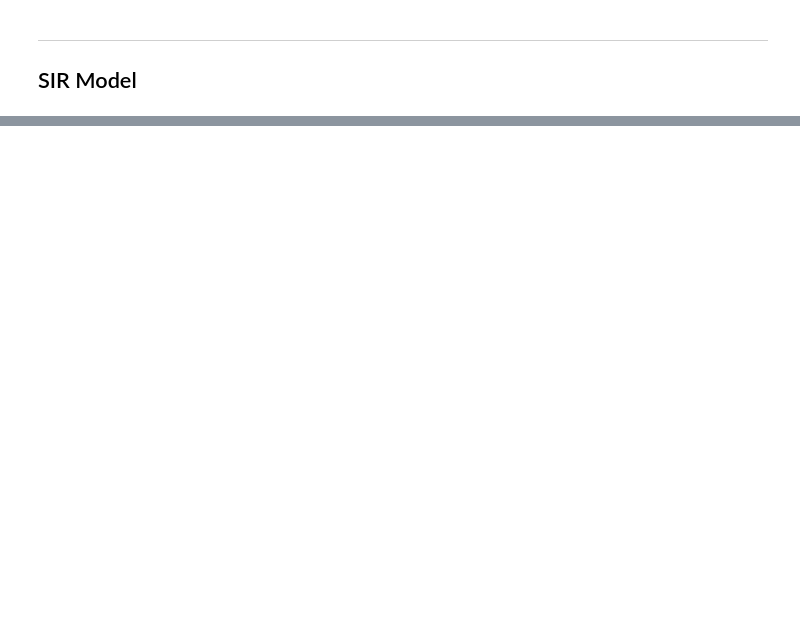
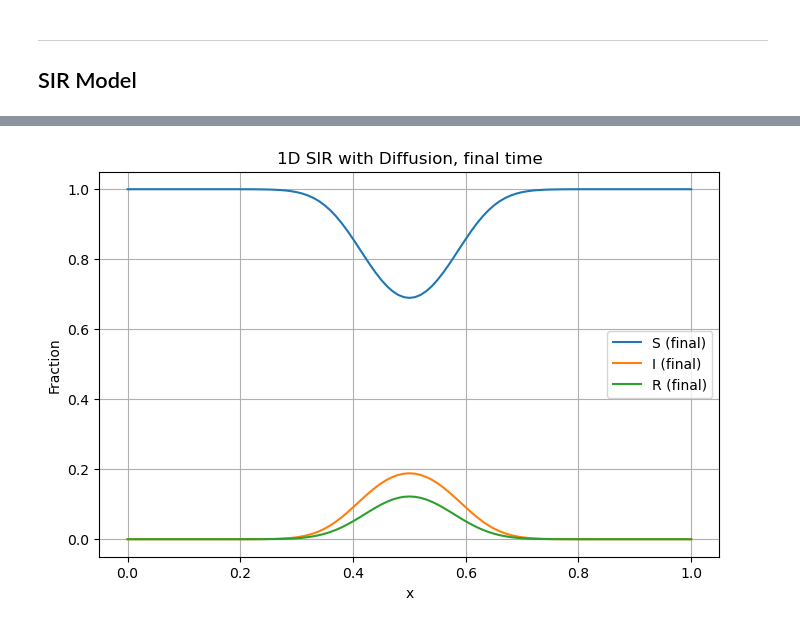
Before and after one commit to TrymSaether/project-1--tma4212-FDM, a Jupyter notebook: code/diverse.ipynb, the cells around one changed output, grey strips where cells are left out. Cells and saved outputs as stored; diff of their text form; code cells hidden in the pictures; blank space fills up the shorter version.

```diff
--- a/code/diverse.ipynb
+++ b/code/diverse.ipynb
@@ -163,0 +188,86 @@ for i in range(solver.nsteps):
+# %%
+import numpy as np
+import matplotlib.pyplot as plt
+
+# Parameters
+beta = 3.0      # Infection rate
+gamma = 1.0     # Recovery/removal rate
+mu_S = 0.001    # Diffusion of S
+mu_I = 0.001    # Diffusion of I
+
+# Spatial domain
+L = 1.0         # domain is x in [0, L]
+N = 101         # number of grid points
+dx = L / (N-1)
+x = np.linspace(0, L, N)
+
+# Time discretization
+dt = 0.0001     # pick small dt for stability
+t_final = 2.0
+num_steps = int(t_final / dt)
+
+# Initial condition
+S = np.ones(N)
+I = np.zeros(N)
+
+# Make a small “bump” of infection in the middle
+# e.g. between x=0.45 and x=0.55
+for j in range(N):
+    if 0.45 <= x[j] <= 0.55:
+        I[j] = 0.01
+        S[j] = 0.99
+    else:
+        I[j] = 0.0
+        S[j] = 1.0
+
+# Storage for solution at each time step (if you want to animate or record data)
+S_solutions = []
+I_solutions = []
+time_points = []
+
+# Time stepping
+for n in range(num_steps):
+    # Store for plotting
+    if n % 100 == 0:
+        S_solutions.append(S.copy())
+        I_solutions.append(I.copy())
+        time_points.append(n*dt)
+
+    # Create copies for the updates
+    S_new = S.copy()
+    I_new = I.copy()
+
+    # Compute derivatives in the interior using a simple 3-point stencil
+    for j in range(1, N-1):
+        # 2nd derivative for S
+        d2Sdx2 = (S[j+1] - 2*S[j] + S[j-1]) / (dx*dx)
+        # 2nd derivative for I
+        d2Idx2 = (I[j+1] - 2*I[j] + I[j-1]) / (dx*dx)
+
+        # PDE update
+        S_new[j] = S[j] + dt * ( -beta * S[j] * I[j] + mu_S * d2Sdx2 )
+        I_new[j] = I[j] + dt * (  beta * S[j] * I[j] - gamma * I[j] + mu_I * d2Idx2 )
+
+    # Handle boundary (no-flux) with reflection
+    S_new[0] = S_new[1]
+    S_new[-1] = S_new[-2]
+    I_new[0] = I_new[1]
+    I_new[-1] = I_new[-2]
+
+    # Update
+    S = S_new
+    I = I_new
+
+# Plot final profiles
+plt.figure(figsize=(8,5))
+plt.plot(x, S, label='S (final)')
+plt.plot(x, I, label='I (final)')
+plt.plot(x, 1 - S - I, label='R (final)')
+plt.xlabel('x')
+plt.ylabel('Fraction')
+plt.title('1D SIR with Diffusion, final time')
+plt.legend()
+plt.grid(True)
+plt.show()
+# %% [output]
+[figure, added]
```
Also changed, not shown: parts of 6 cells of this notebook, 7 other files.
